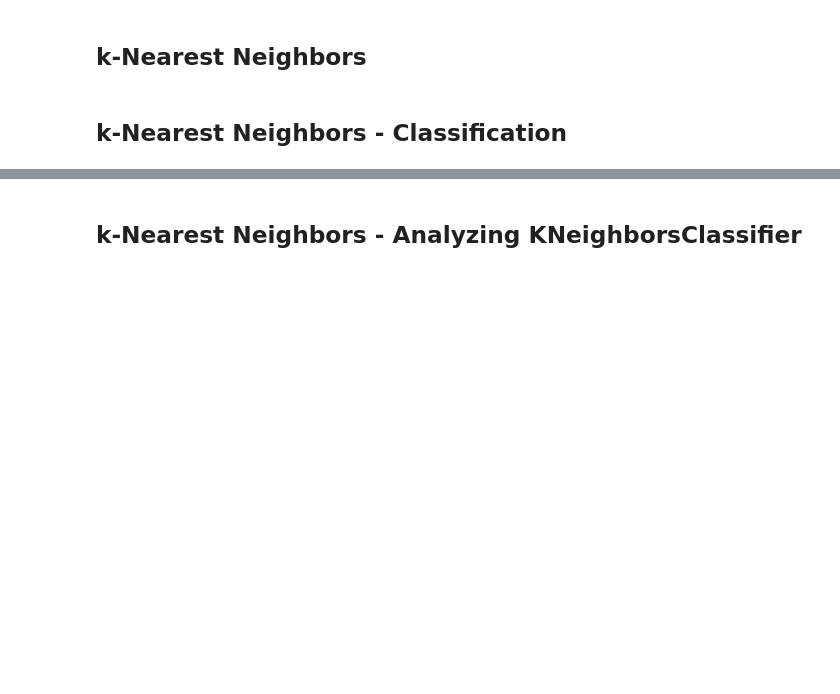
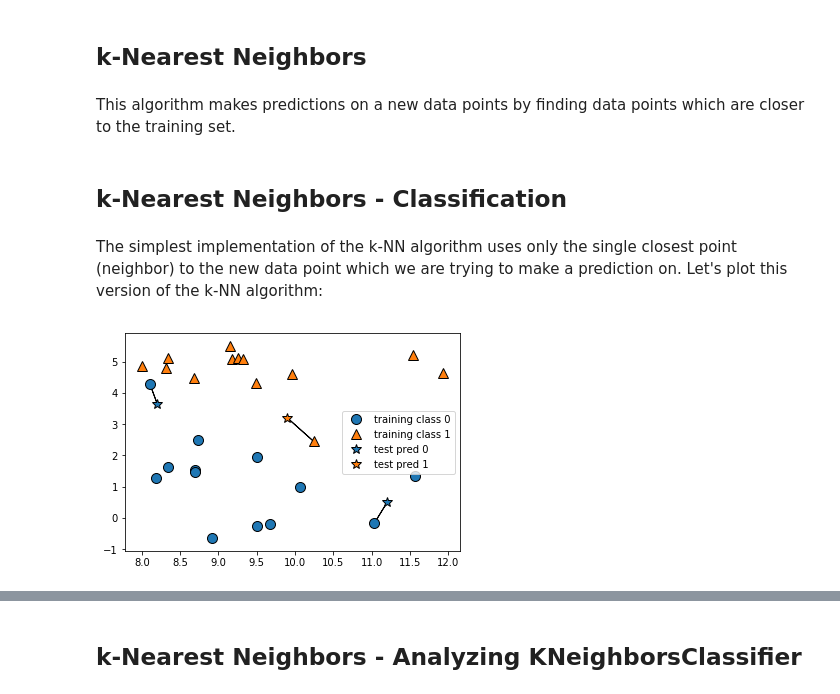
Before and after one commit to emile-bernard/Machine-Learning-With-Python, a Jupyter notebook: 2-supervised-learning.ipynb, the cells around one changed output, grey strips where cells are left out. Cells and saved outputs as stored; diff of their text form; code cells hidden in the pictures; blank space fills up the shorter version.

```diff
--- a/2-supervised-learning.ipynb
+++ b/2-supervised-learning.ipynb
@@ -97,5 +97,14 @@ X.shape: (506, 104)
 ## Supervised Machine Learning Algorithms
 # %% [markdown]
 ## k-Nearest Neighbors
+# %% [markdown]
+This algorithm makes predictions on a new data points by finding data points which are closer to the training set.
 # %% [markdown]
 ## k-Nearest Neighbors - Classification
+# %% [markdown]
+The simplest implementation of the k-NN algorithm uses only the single closest point (neighbor) to the new data point which we are trying to make a prediction on. Let's plot this version of the k-NN algorithm:
+# %%
+mglearn.plots.plot_knn_classification(n_neighbors=1)
+plt.show()
+# %% [output]
+[figure, added]
```
Also changed, not shown: parts of 11 cells of this notebook.
